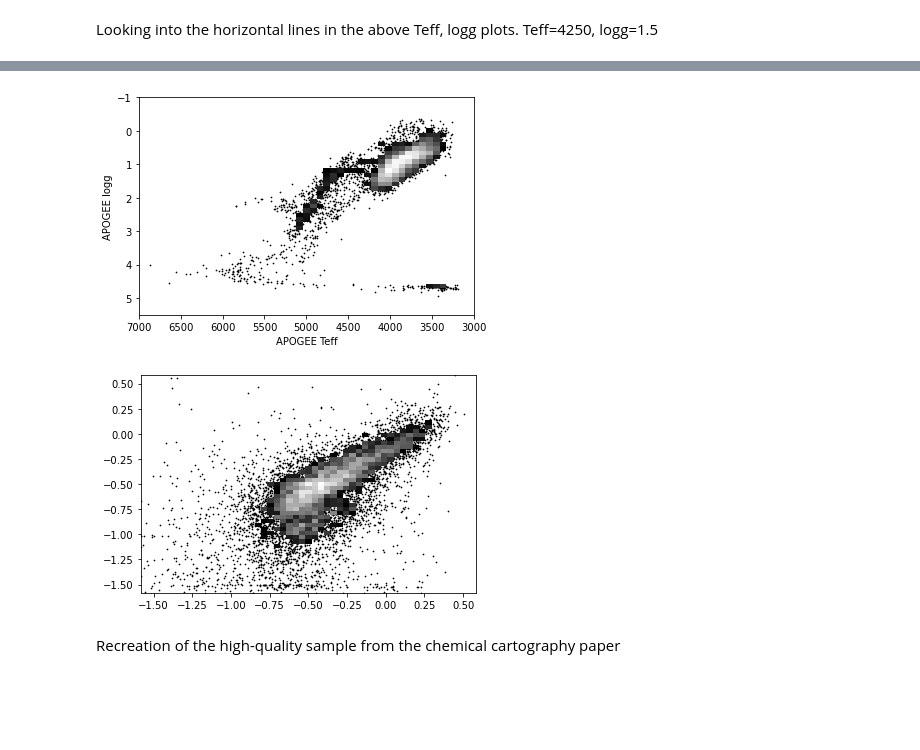
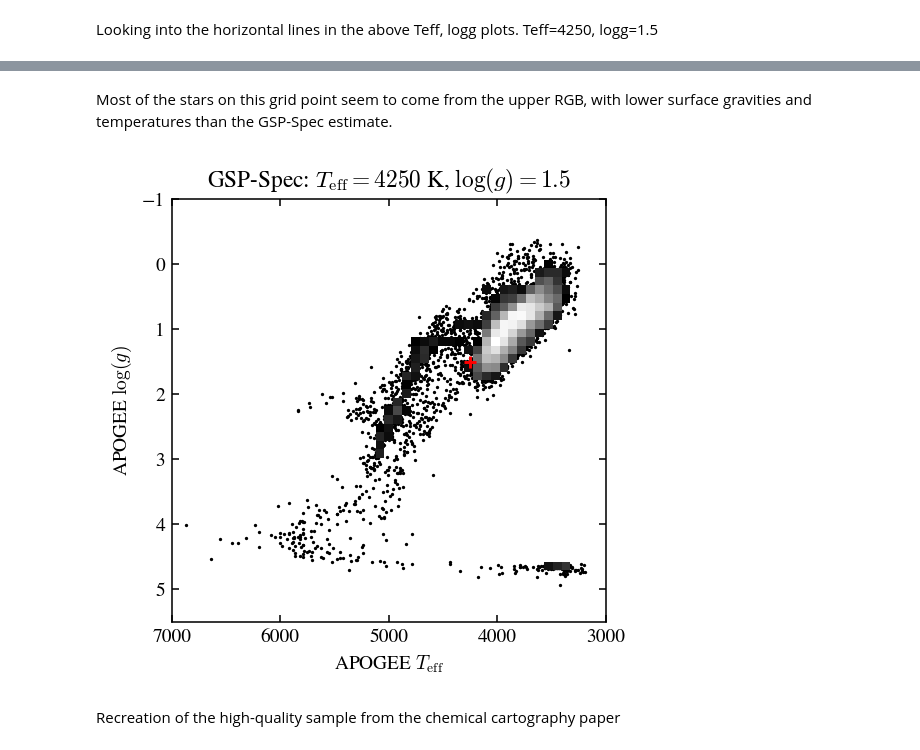
Before and after one commit to lodubay/gaia-sprint, a Jupyter notebook: apogee_alpha_abund.ipynb, the cells around one changed output, grey strips where cells are left out. Cells and saved outputs as stored; diff of their text form; code cells hidden in the pictures; blank space fills up the shorter version.

Commit message:
more alpha plots

```diff
--- a/apogee_alpha_abund.ipynb
+++ b/apogee_alpha_abund.ipynb
@@ -324,0 +5,19 @@ plt.show()
+# %%
+from pathlib import Path
+import numpy as np
+import pandas as pd
+import matplotlib.pyplot as plt
+from matplotlib import colors, cm
+from astropy.table import Table
+
+# Plot settings
+plt.rcParams.update({
+    'xtick.direction': 'in',
+    'xtick.top': True,
+    'ytick.direction': 'in',
+    'ytick.right': True,
+    'figure.dpi': 140,
+    'figure.figsize': (4, 4),
+    'font.family': 'STIXgeneral',
+    'mathtext.fontset': 'cm',
+})
@@ -324,0 +204,4 @@ plt.show()
+# %%
+gaia_tab = Table.read('data/gaia_apogee_custom.fits.gz')
+gaia_df = decode(gaia_tab.to_pandas())
+gaia_df
@@ -324,0 +224,6 @@ plt.show()
+# %%
+alldata = aspcap_df.copy()
+alldata = alldata.join(gaia_df.set_index('source_id'), on='GAIAEDR3_SOURCE_ID', how='inner')
+# Drop small number of duplicates (not enough to worry about method)
+alldata.drop_duplicates(subset='GAIAEDR3_SOURCE_ID', inplace=True)
+alldata
@@ -324,0 +246,6 @@ plt.show()
+# %%
+logg_calib = lambda x: -0.5809 + 0.7018*x + -0.2402*x**2 + 0.0239*x**3
+alldata["alphafe_gspspec_calib_logg"] = alldata["alphafe_gspspec"] + logg_calib(alldata["logg_gspspec"])
+
+teff_calib = lambda t: -6.696 + 20.877*t + -21.0967*t**2 + 6.8313*t**3
+alldata["alphafe_gspspec_calib_teff"] = alldata["alphafe_gspspec"] + teff_calib(alldata["teff_gspspec"]/5750)
@@ -348,18 +347,16 @@ gridpt
+# %% [markdown]
+Most of the stars on this grid point seem to come from the upper RGB, with lower surface gravities and temperatures than the GSP-Spec estimate.
 # %%
 fig, ax = plt.subplots()
 scatter_hist(ax, gridpt["TEFF"], gridpt["LOGG"], ylim=(-1, 5.5), xlim=(3000, 7000))
+ax.scatter([4250], [1.5], marker='+', c='r')
 ax.set_ylim((5.5, -1))
 ax.set_xlim((7000, 3000))
-ax.set_xlabel("APOGEE Teff")
-ax.set_ylabel("APOGEE logg")
+ax.set_xlabel(r"APOGEE $T_{\rm{eff}}$")
+ax.set_ylabel(r"APOGEE $\log(g)$")
+ax.set_title(r'GSP-Spec: $T_{\rm{eff}}=4250$ K, $\log(g)=1.5$')
 plt.show()
 # %% [output]
-[figure, old version]
+[figure, new version]
-# %%
-fig, ax = plt.subplots()
-scatter_hist(ax, gridpt["M_H"], gridpt["mh_gspspec"], xlim=(-1.5, 0.5), ylim=(-1.5, 0.5))
-plt.show()
-# %% [output]
-[figure, removed]
 # %% [markdown]
 Recreation of the high-quality sample from the chemical cartography paper
```
Also changed, not shown: parts of 66 cells of this notebook, 2 other files.
